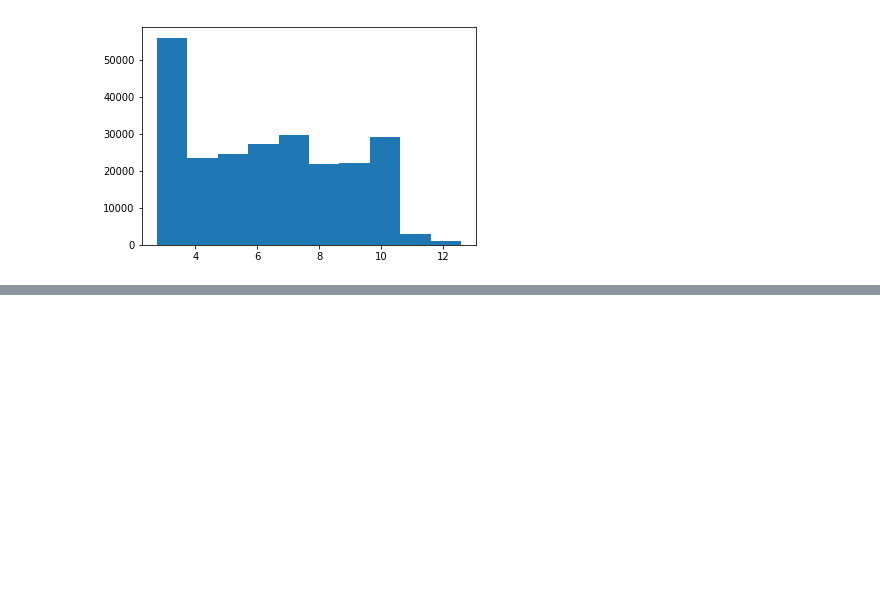
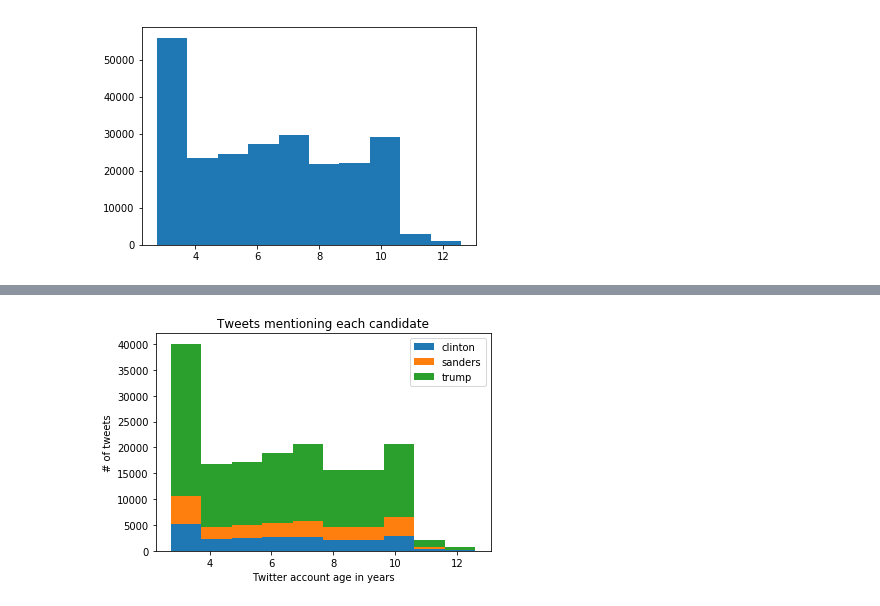
Before and after one commit to JavierPalomares90/Data_Mining_Hw1, a Jupyter notebook: Hw1b.ipynb, the cells around one changed output, grey strips where cells are left out. Cells and saved outputs as stored; diff of their text form; code cells hidden in the pictures; blank space fills up the shorter version.

```diff
--- a/Hw1b.ipynb
+++ b/Hw1b.ipynb
@@ -394,0 +421,19 @@ plt.show()
+# %%
+cl_tweets = tweets["user_age"][tweets["candidate"] == "clinton"]
+sa_tweets = tweets["user_age"][tweets["candidate"] == "sanders"]
+tr_tweets = tweets["user_age"][tweets["candidate"] == "trump"]
+plt.hist([
+        cl_tweets,
+        sa_tweets,
+        tr_tweets
+    ],
+    stacked=True,
+    label=["clinton", "sanders", "trump"]
+)
+plt.legend()
+plt.title("Tweets mentioning each candidate")
+plt.xlabel("Twitter account age in years")
+plt.ylabel("# of tweets")
+plt.show()
+# %% [output]
+[figure, added]
```
Also changed, not shown: parts of 26 cells of this notebook.
